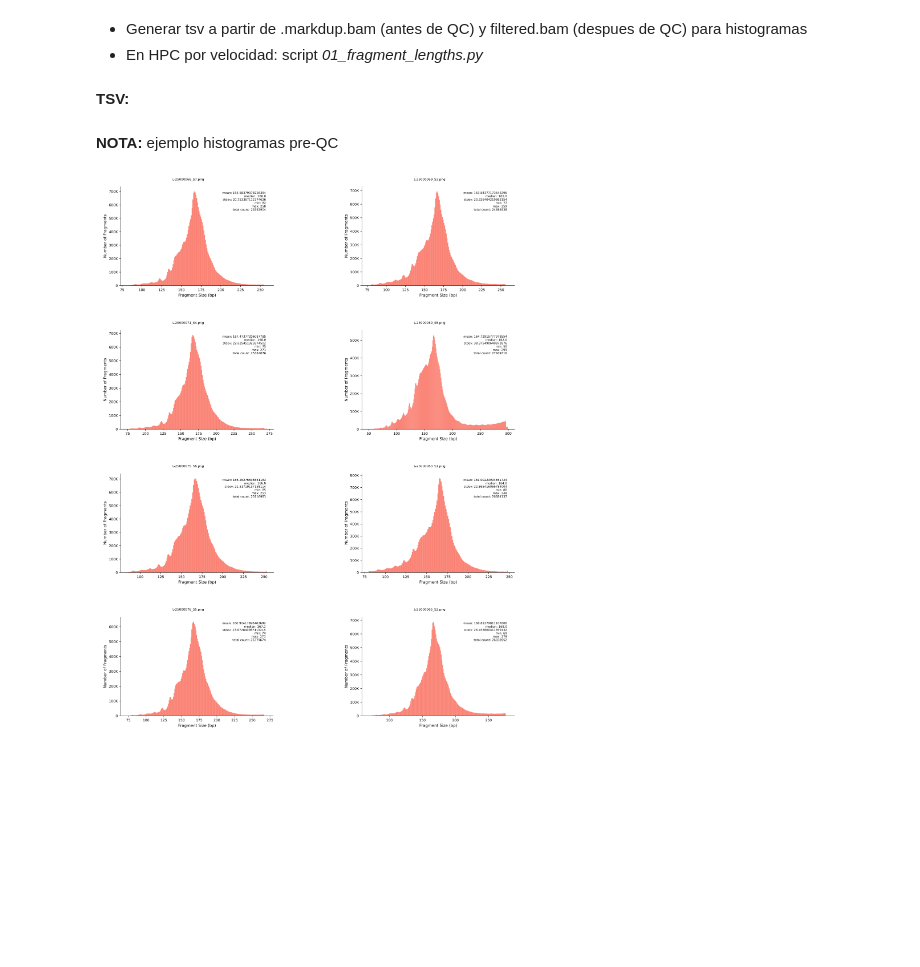
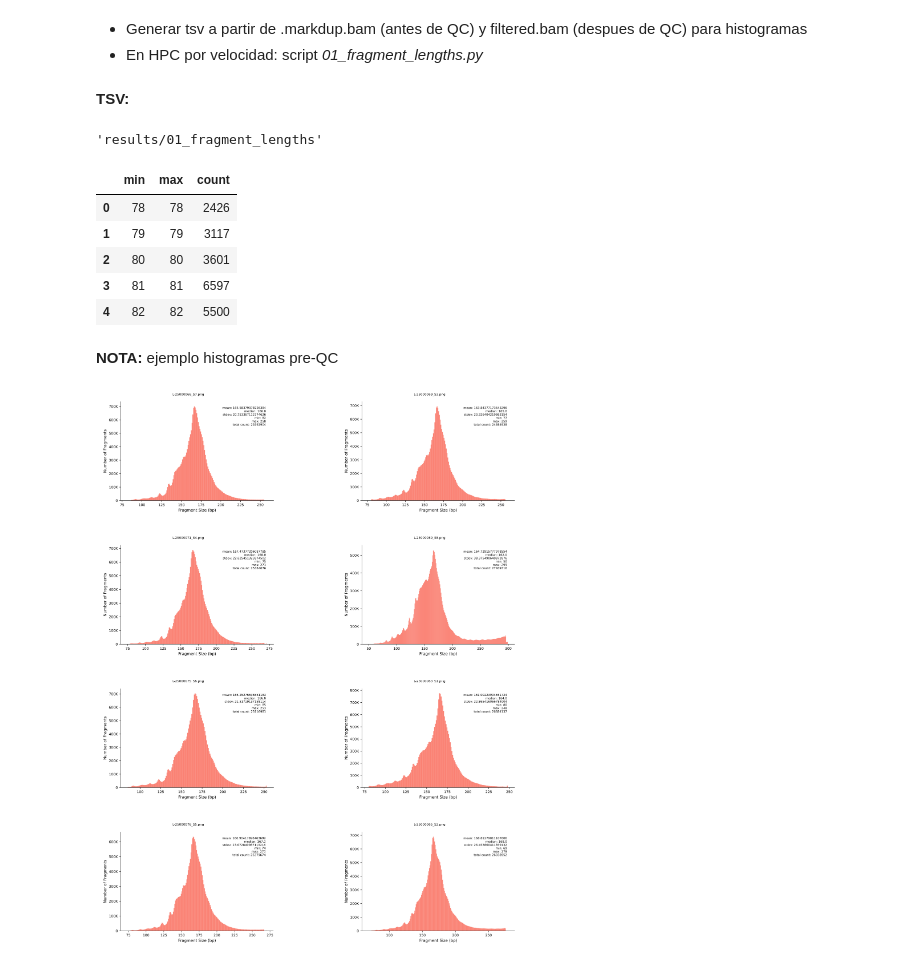
Before and after one commit to sara-suarez93/bcltofrag, a Jupyter notebook: notebook_analysis_fragmentomics.ipynb, the cells around one changed output. Cells and saved outputs as stored; diff of their text form; code cells hidden in the pictures; blank space fills up the shorter version.

```diff
--- a/notebook_analysis_fragmentomics.ipynb
+++ b/notebook_analysis_fragmentomics.ipynb
@@ -166,6 +166,22 @@ results_filesdir
 # bsub -o out_fraglength.txt -e err_fraglength.txt -q bio -n 2 -W 2800 -M 64000 -hl -R 'rusage[mem=64000]' python scripts/01_fragment_lengths.py
 # %% [markdown]
 **TSV:**
+# %%
+results_frag
+# %% [output]
+'results/01_fragment_lengths'
+# %%
+import pandas as pd
+pd.read_csv(os.path.join(results_frag, "L-25000010_S5.markdup.tsv"),
+                         index_col=None,
+                         sep='\t').head()
+# %% [output]
+|  | min | max | count |
+| 0 | 78 | 78 | 2426 |
+| 1 | 79 | 79 | 3117 |
+| 2 | 80 | 80 | 3601 |
+| 3 | 81 | 81 | 6597 |
+| 4 | 82 | 82 | 5500 |
 # %% [markdown]
 **NOTA:** ejemplo histogramas pre-QC
 # %%
```
Also changed, not shown: parts of 2 cells of this notebook, 1 other file.
